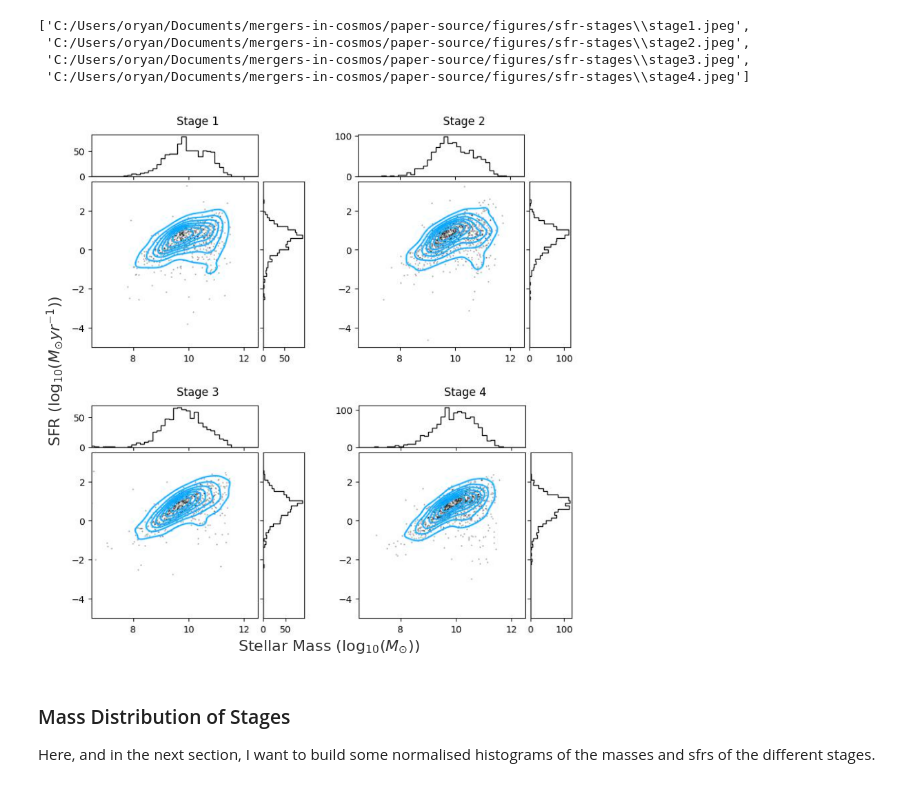
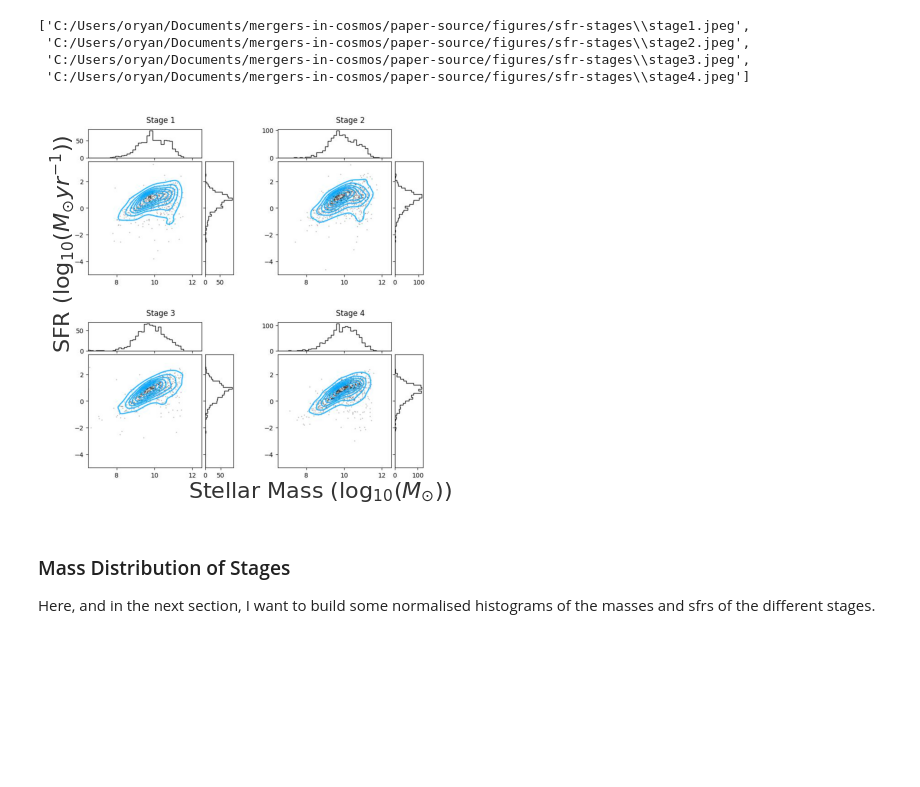
Before and after one commit to AstroORyan/mergers-in-cosmos, a Jupyter notebook: notebooks/back-to-basics/using-visual-sources/sf-with-mass.ipynb, the cells around one changed output. Drawn from its saved outputs; the diff is of its cells as text; code cells hidden in the pictures; blank space fills up the shorter version.

```diff
--- a/notebooks/back-to-basics/using-visual-sources/sf-with-mass.ipynb
+++ b/notebooks/back-to-basics/using-visual-sources/sf-with-mass.ipynb
@@ -141,23 +145,23 @@ im_files
  'C:/Users/oryan/Documents/mergers-in-cosmos/paper-source/figures/sfr-stages\\stage3.jpeg',
  'C:/Users/oryan/Documents/mergers-in-cosmos/paper-source/figures/sfr-stages\\stage4.jpeg']
 # %%
-fig, ax = plt.subplots(nrows = 2, ncols = 2, figsize = (8,8))
+fig, ax = plt.subplots(nrows = 2, ncols = 2, figsize = (4,4))
 counter = 0
 for i in range(2):
     for j in range(2):
         im = cv.imread(im_files[counter])
         ax[i,j].imshow(im)
         ax[i,j].set_xticks([])
         ax[i,j].set_yticks([])
         ax[i,j].axis('off')
         counter += 1
 fig.text(0,0.38, 'SFR ($\log_{10}(M_{\odot}yr^{-1}$))', fontsize = 16, rotation = 90, alpha = 0.80)
 fig.text(0.35,0, 'Stellar Mass ($\log_{10}(M_{\odot})$)', fontsize = 16, alpha = 0.80)
 fig.tight_layout()
 fig.savefig(f'{fig_folder}/sfr-mass-stages.pdf', bbox_inches = 'tight')
 plt.show()
 # %% [output]
-[figure, old version]
+[figure, new version]
 # %% [markdown]
 ### Mass Distribution of Stages
 Here, and in the next section, I want to build some normalised histograms of the masses and sfrs of the different stages.
```
Also changed, not shown: parts of 37 cells of this notebook, 7 other files.
